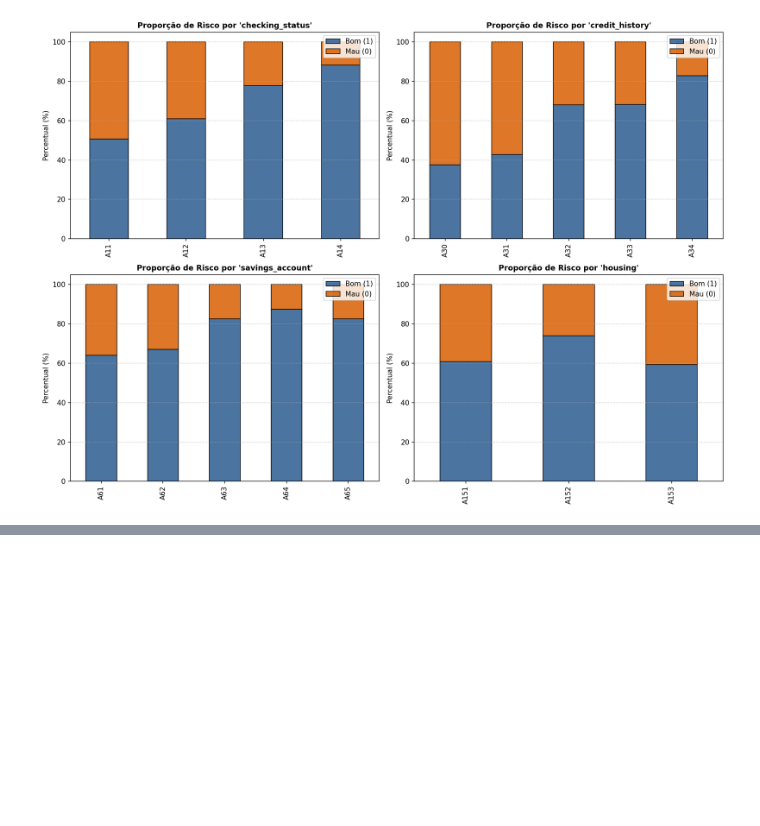
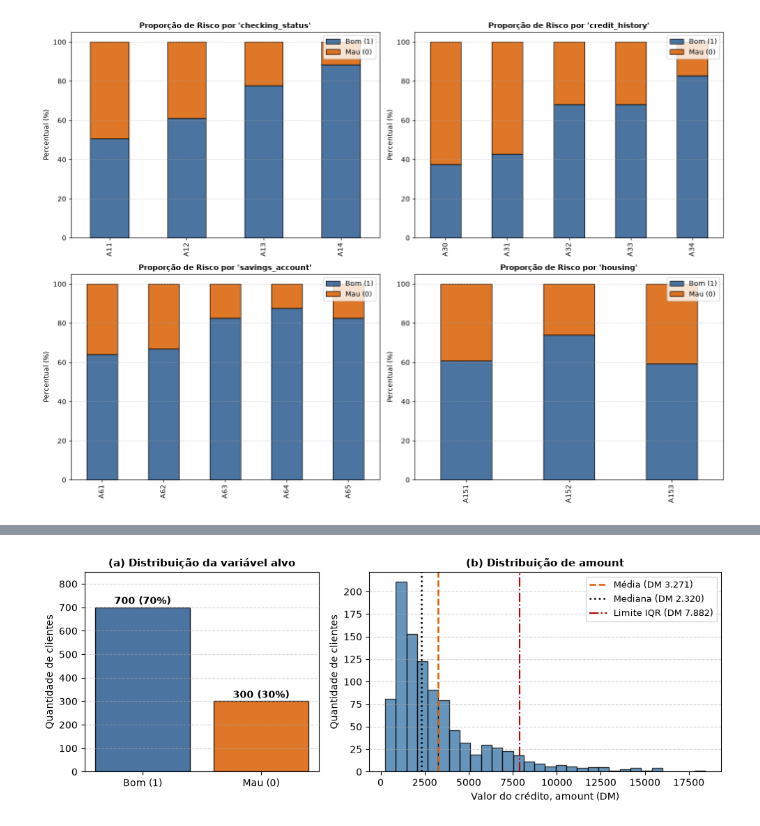
Before and after one commit to arthur-lage/trabalho_ia_2026, a Jupyter notebook: notebooks/eda.ipynb, the cells around one changed output, grey strips where cells are left out. Cells and saved outputs as stored; diff of their text form; code cells hidden in the pictures; blank space fills up the shorter version.

```diff
--- a/notebooks/eda.ipynb
+++ b/notebooks/eda.ipynb
@@ -207,0 +347,32 @@ plt.show()
+# %%
+fig, (ax1, ax2) = plt.subplots(1, 2, figsize=(10, 3.8), gridspec_kw={"width_ratios": [1, 1.5]})
+
+# (a) alvo
+contagem = df["class_label"].value_counts()
+barras = ax1.bar(contagem.index, contagem.values, color=["#2b5c8f", "#d95f02"], edgecolor="black", alpha=0.85)
+ax1.set_ylim(0, 850)
+ax1.set_ylabel("Quantidade de clientes")
+ax1.set_title("(a) Distribuição da variável alvo", fontsize=11, fontweight="bold")
+for b in barras:
+    h = b.get_height()
+    ax1.text(b.get_x() + b.get_width() / 2, h + 15, f"{int(h)} ({100*h/len(df):.0f}%)", ha="center", fontweight="bold")
+ax1.grid(axis="y", linestyle="--", alpha=0.5)
+
+# (b) amount
+_, lim_sup = limites_iqr(df["amount"])
+br = lambda v: f"{v:,.0f}".replace(",", ".")      # 3271 -> 3.271 (padrão brasileiro)
+ax2.hist(df["amount"], bins=30, color="#3470a3", edgecolor="black", alpha=0.75)
+ax2.axvline(df["amount"].mean(), color="#d95f02", linestyle="--", linewidth=1.8, label=f"Média (DM {br(df['amount'].mean())})")
+ax2.axvline(df["amount"].median(), color="black", linestyle=":", linewidth=1.8, label=f"Mediana (DM {br(df['amount'].median())})")
+ax2.axvline(lim_sup, color="#c00000", linestyle="-.", linewidth=1.5, label=f"Limite IQR (DM {br(lim_sup)})")
+ax2.set_xlabel("Valor do crédito, amount (DM)")
+ax2.set_ylabel("Quantidade de clientes")
+ax2.set_title("(b) Distribuição de amount", fontsize=11, fontweight="bold")
+ax2.legend(fontsize=9)
+ax2.grid(axis="y", linestyle="--", alpha=0.5)
+
+plt.tight_layout()
+plt.savefig(FIGURES_PATH / "eda_distribuicoes.png", dpi=300, bbox_inches="tight")
+plt.show()
+# %% [output]
+[figure, added]
```
Also changed, not shown: parts of 18 cells of this notebook, 16 other files.
